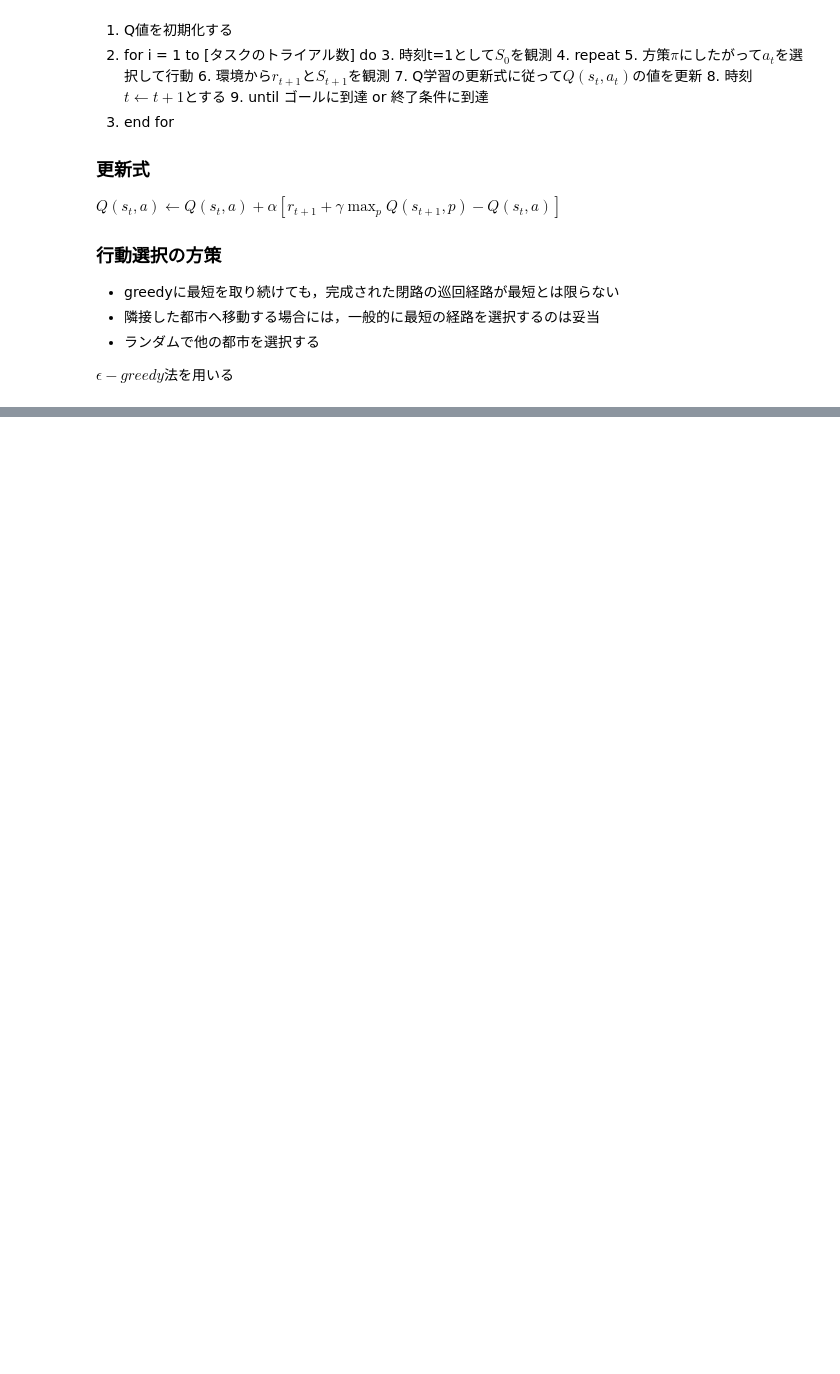
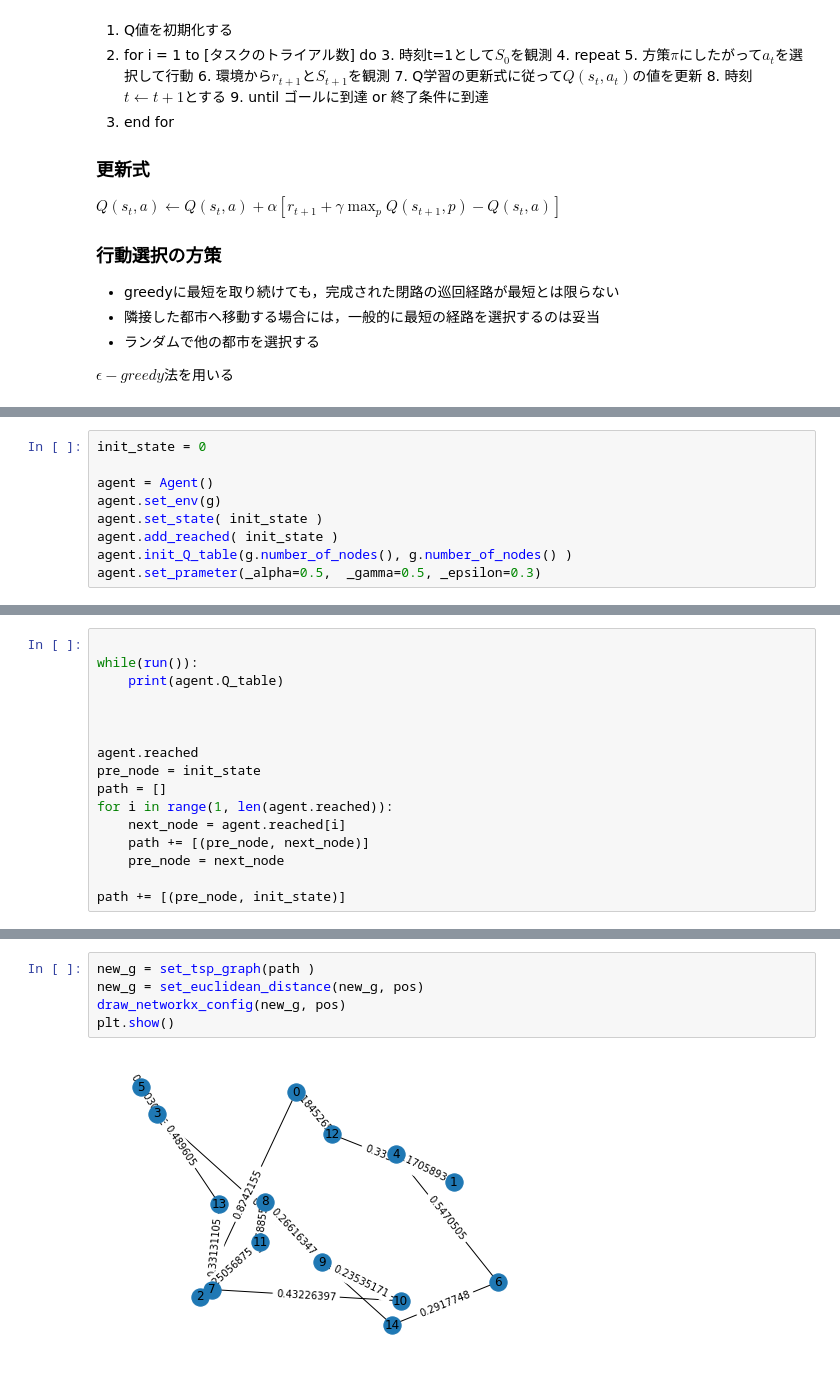
Before and after one commit to ishiyeahman/RL-test, a Jupyter notebook: RL_test.ipynb, the cells around one changed output, grey strips where cells are left out. Cells and saved outputs as stored; diff of their text form; blank space fills up the shorter version.

```diff
--- a/RL_test.ipynb
+++ b/RL_test.ipynb
@@ -227,0 +234,9 @@ Q_matrix[0, 1]
+# %%
+init_state = 0
+
+agent = Agent()
+agent.set_env(g)
+agent.set_state( init_state )
+agent.add_reached( init_state )
+agent.init_Q_table(g.number_of_nodes(), g.number_of_nodes() )
+agent.set_prameter(_alpha=0.5,  _gamma=0.5, _epsilon=0.3)
@@ -227,0 +265,16 @@ Q_matrix[0, 1]
+# %%
+
+while(run()):
+    print(agent.Q_table)
+
+
+
+agent.reached
+pre_node = init_state
+path = []
+for i in range(1, len(agent.reached)):
+    next_node = agent.reached[i]
+    path += [(pre_node, next_node)]
+    pre_node = next_node
+
+path += [(pre_node, init_state)]
@@ -227,0 +284,7 @@ Q_matrix[0, 1]
+# %%
+new_g = set_tsp_graph(path )
+new_g = set_euclidean_distance(new_g, pos)
+draw_networkx_config(new_g, pos)
+plt.show()
+# %% [output]
+[figure, added]
```
Also changed, not shown: parts of 7 cells of this notebook.
